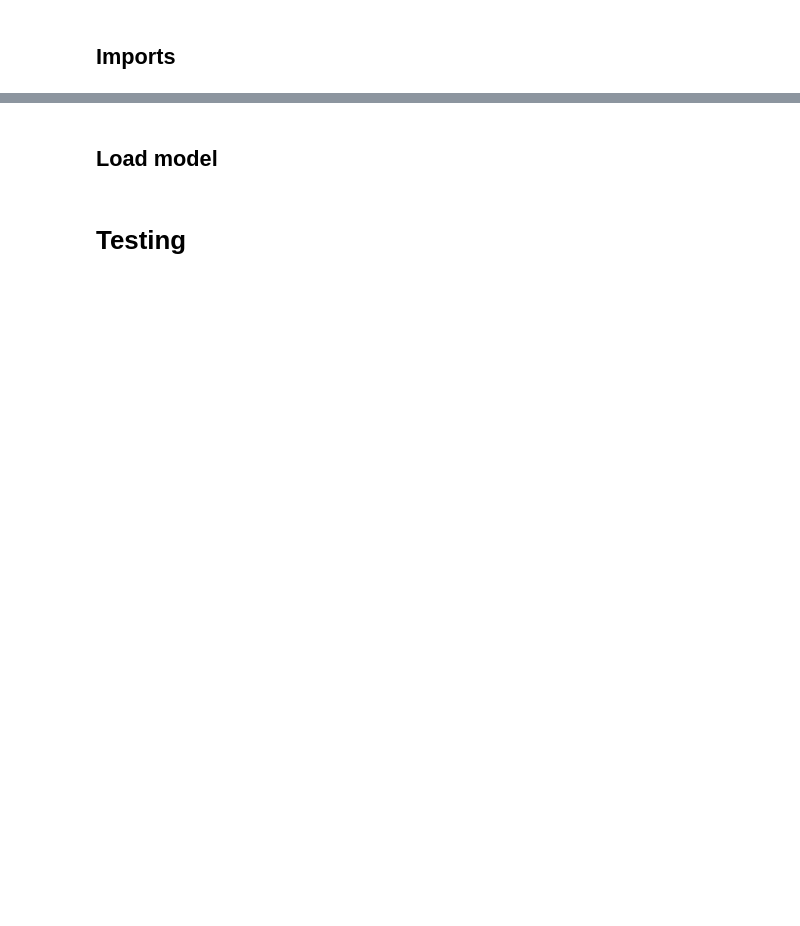
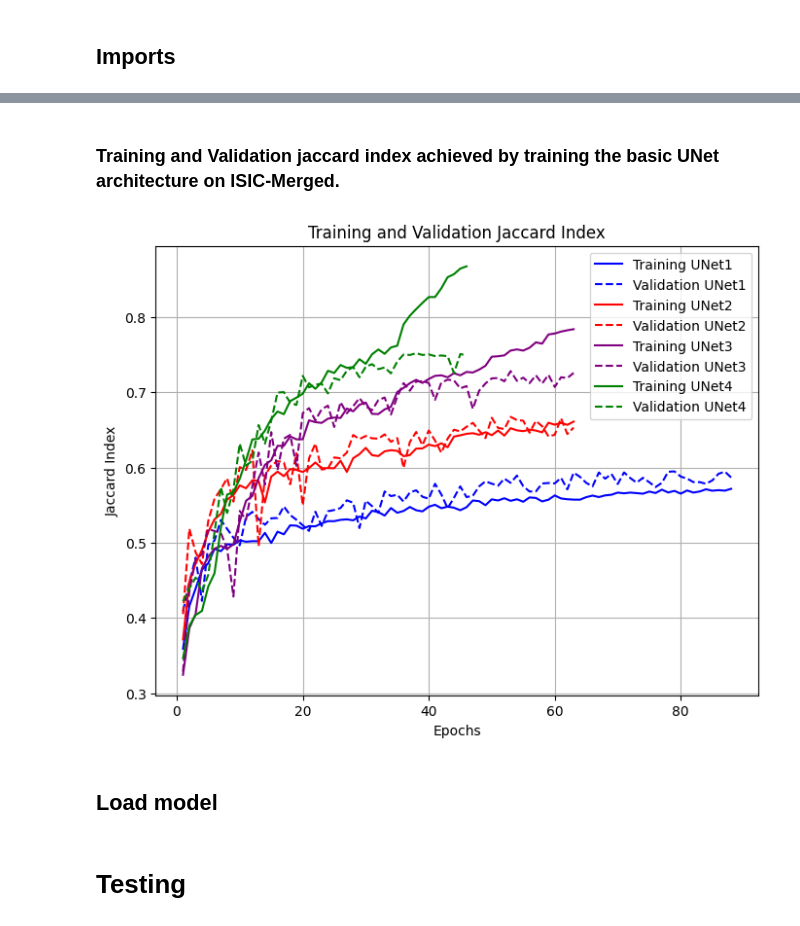
Before and after one commit to LucaBarda/CV-SkinLesionSegmentation, a Jupyter notebook: demo.ipynb, the cells around one changed output, grey strips where cells are left out. Saved outputs shown, nothing was run; the diff lists cells and outputs as text; code cells hidden in the pictures; blank space fills up the shorter version.

```diff
--- a/demo.ipynb
+++ b/demo.ipynb
@@ -12,3 +66,37 @@ import tf_utils as tfu
+# %% [markdown]
+### Training and Validation jaccard index achieved by training the basic UNet architecture on ISIC-Merged.
+# %%
+# Access training and validation jaccard index
+train_jaccard_idx_1 = loaded_history_1['jaccard_index']
+val_jaccard_idx_1 = loaded_history_1['val_jaccard_index']
+
+train_jaccard_idx_2 = loaded_history_2['jaccard_index']
+val_jaccard_idx_2 = loaded_history_2['val_jaccard_index']
+
+train_jaccard_idx_3 = loaded_history_3['jaccard_index']
+val_jaccard_idx_3 = loaded_history_3['val_jaccard_index']
+
+train_jaccard_idx_4 = loaded_history_4['jaccard_index']
+val_jaccard_idx_4 = loaded_history_4['val_jaccard_index']
+
+
+plt.figure(figsize=(8, 6))
+plt.plot(epochs_1, train_jaccard_idx_1, label='Training UNet1', color='blue')
+plt.plot(epochs_1, val_jaccard_idx_1, label='Validation UNet1', color='blue', linestyle='--')
+plt.plot(epochs_2, train_jaccard_idx_2, label='Training UNet2', color='red')
+plt.plot(epochs_2, val_jaccard_idx_2, label='Validation UNet2', color='red', linestyle='--')
+plt.plot(epochs_3, train_jaccard_idx_3, label='Training UNet3', color='purple')
+plt.plot(epochs_3, val_jaccard_idx_3, label='Validation UNet3', color='purple', linestyle='--')
+plt.plot(epochs_4, train_jaccard_idx_4, label='Training UNet4', color='green')
+plt.plot(epochs_4, val_jaccard_idx_4, label='Validation UNet4', color='green', linestyle='--')
+plt.xlabel('Epochs')
+plt.ylabel('Jaccard Index')
+plt.title('Training and Validation Jaccard Index')
+plt.legend()
+plt.grid(True)
+plt.show()
+# %% [output]
+[figure, added]
 # %% [markdown]
 ## Load model
 # %%
```
Also changed, not shown: parts of 11 cells of this notebook.
